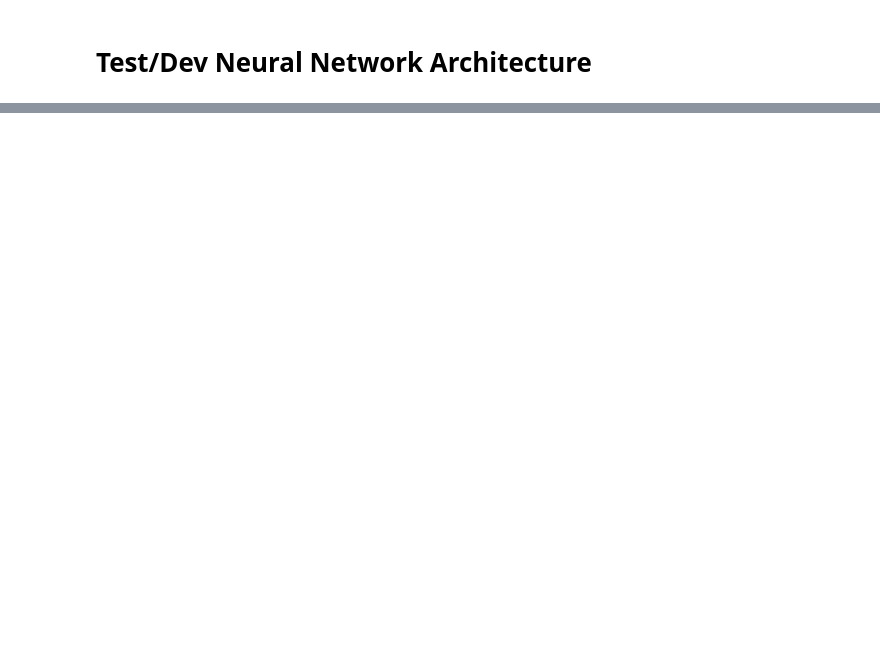
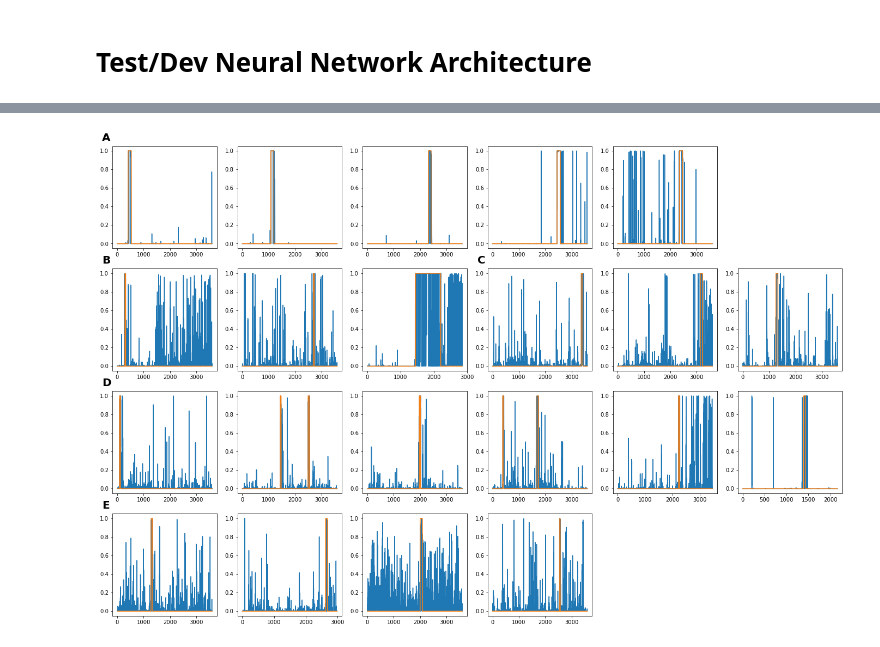
Before and after one commit to acellon/thesis, a Jupyter notebook: testdev.ipynb, the cells around one changed output, grey strips where cells are left out. Saved outputs shown, nothing was run; the diff lists cells and outputs as text; code cells hidden in the pictures; blank space fills up the shorter version.

```diff
--- a/testdev.ipynb
+++ b/testdev.ipynb
@@ -33,0 +258,80 @@ Deleting empty channels...
+# %%
+plt.figure(figsize=(24,20))
+ax1 = plt.subplot(5,6,1)
+ax1.text(-0.1, 1.05, 'A', transform=ax1.transAxes,
+            size=20, weight='bold')
+plt.plot(chb05['prob_1'])
+plt.plot(chb05['true_1'])
+plt.subplot(5,6,2)
+plt.plot(chb05['prob_2'])
+plt.plot(chb05['true_2'])
+plt.subplot(5,6,3)
+plt.plot(chb05['prob_3'])
+plt.plot(chb05['true_3'])
+plt.subplot(5,6,4)
+plt.plot(chb05['prob_4'])
+plt.plot(chb05['true_4'])
+plt.subplot(5,6,5)
+plt.plot(chb05['prob_5'])
+plt.plot(chb05['true_5'])
+
+ax2 = plt.subplot(5,6,7)
+ax2.text(-0.1, 1.05, 'B', transform=ax2.transAxes,
+            size=20, weight='bold')
+plt.plot(chb11['prob_1'])
+plt.plot(chb11['true_1'])
+plt.subplot(5,6,8)
+plt.plot(chb11['prob_2'])
+plt.plot(chb11['true_2'])
+plt.subplot(5,6,9)
+plt.plot(chb11['prob_3'])
+plt.plot(chb11['true_3'])
+
+ax5 = plt.subplot(5,6,10)
+ax5.text(-0.1, 1.05, 'C', transform=ax5.transAxes,
+            size=20, weight='bold')
+plt.plot(chb22['prob_1'])
+plt.plot(chb22['true_1'])
+plt.subplot(5,6,11)
+plt.plot(chb22['prob_2'])
+plt.plot(chb22['true_2'])
+plt.subplot(5,6,12)
+plt.plot(chb22['prob_3'])
+plt.plot(chb22['true_3'])
+
+ax3 = plt.subplot(5,6,13)
+ax3.text(-0.1, 1.05, 'D', transform=ax3.transAxes,
+            size=20, weight='bold')
+plt.plot(chb20['prob_1'])
+plt.plot(chb20['true_1'])
+plt.subplot(5,6,14)
+plt.plot(chb20['prob_2'])
+plt.plot(chb20['true_2'])
+plt.subplot(5,6,15)
+plt.plot(chb20['prob_4'])
+plt.plot(chb20['true_4'])
+plt.subplot(5,6,16)
+plt.plot(chb20['prob_6'])
+plt.plot(chb20['true_6'])
+plt.subplot(5,6,17)
+plt.plot(chb20['prob_7'])
+plt.plot(chb20['true_7'])
+plt.subplot(5,6,18)
+plt.plot(chb20['prob_8'])
+plt.plot(chb20['true_8'])
+
+ax4 = plt.subplot(5,6,19)
+ax4.text(-0.1, 1.05, 'E', transform=ax4.transAxes,
+            size=20, weight='bold')
+plt.plot(chb21['prob_1'])
+plt.plot(chb21['true_1'])
+plt.subplot(5,6,20)
+plt.plot(chb21['prob_2'])
+plt.plot(chb21['true_2'])
+plt.subplot(5,6,21)
+plt.plot(chb21['prob_3'])
+plt.plot(chb21['true_3'])
+plt.subplot(5,6,22)
+plt.plot(chb21['prob_4'])
+plt.plot(chb21['true_4'])
+# %% [output]
@@ -33,0 +339 @@ Deleting empty channels...
+[figure, added]
```
Also changed, not shown: parts of 19 cells of this notebook, 1 other file.
